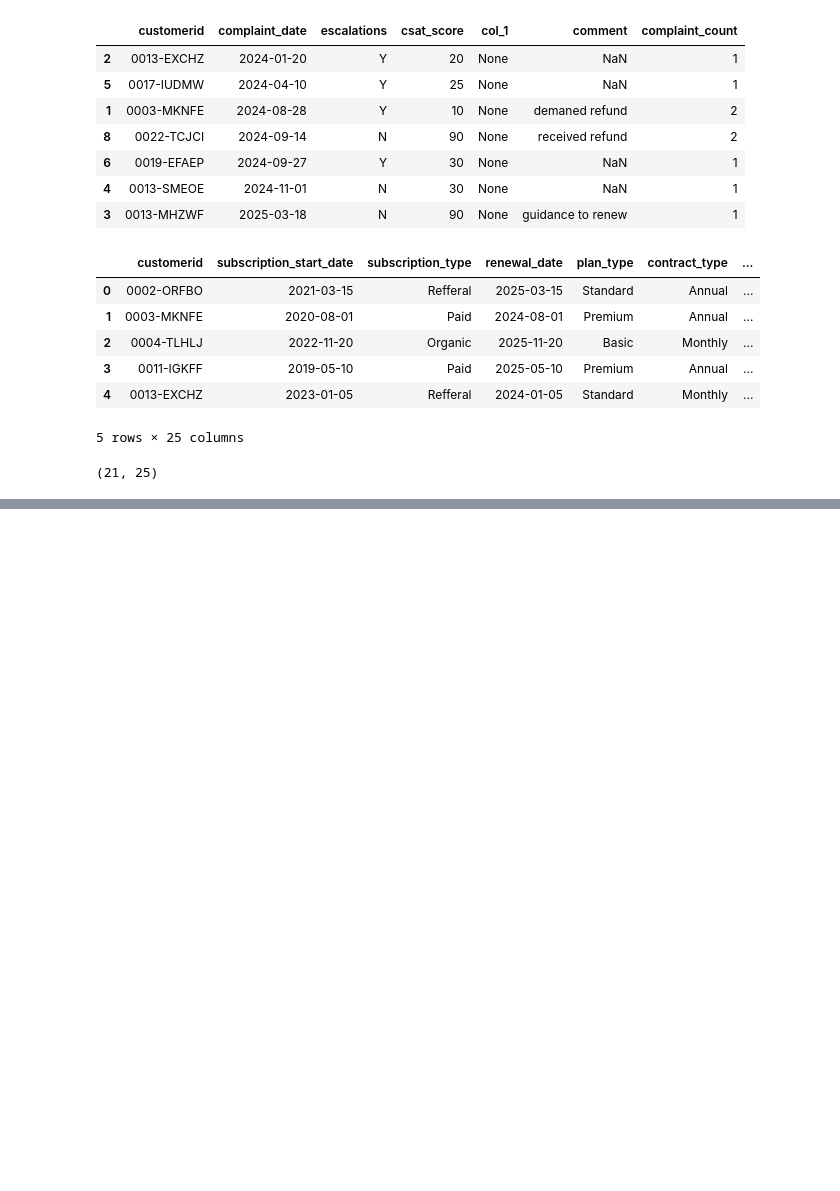
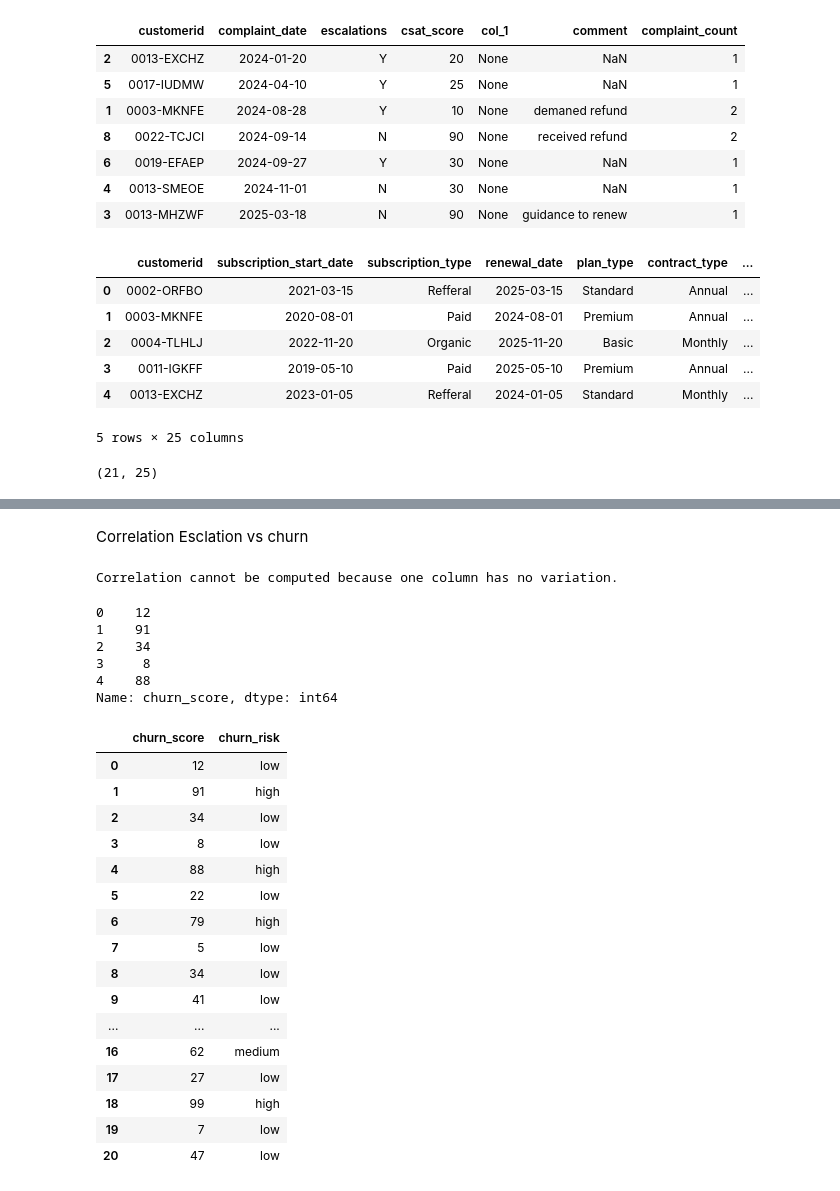
Before and after one commit to Aditya-Gupta21/Churn-Analysis, a Jupyter notebook: churn_analysis.ipynb, the cells around one changed output, grey strips where cells are left out. Cells and saved outputs as stored; diff of their text form; code cells hidden in the pictures; blank space fills up the shorter version.

```diff
--- a/churn_analysis.ipynb
+++ b/churn_analysis.ipynb
@@ -509,0 +599,5 @@ df.shape
+# %%
+#  lets we have to find the age of the customer
+today = pd.Timestamp.today()
+df['Age'] = ((today- df['dob']).dt.days // 365)
+df.head(2)
@@ -509,0 +609,11 @@ df.shape
+# %%
+# Average custormer tenure
+#  meand our customer is using our ott or not : cancellation date
+today
+df['tenure_days '] = np.where(
+    df['cancellation_date'].notna(),
+    (df['cancellation_date'] - df['subscription_start_date']).dt.days,
+    (today - df['subscription_start_date']).dt.days
+)
+avg_tenure = df['tenure_days '].mean()
+print("Avg Tenure (days) = ", round(avg_tenure,2))
@@ -509,0 +660,57 @@ df.shape
+# %% [markdown]
+Correlation Esclation vs churn
+# %%
+df['escalations'] = np.where(df['escalations'] == 'Y', 1, 0)
+
+corr_df = df[['escalations','churn_flag']].dropna()
+
+# Only compute correlation if both columns have variation
+if corr_df['escalations'].nunique() > 1 and corr_df['churn_flag'].nunique() > 1:
+    correlation = corr_df['escalations'].corr(corr_df['churn_flag'])
+    print("Correlation Between escalations and churn =", round(correlation, 2))
+else:
+    print("Correlation cannot be computed because one column has no variation.")
+# %% [output]
+Correlation cannot be computed because one column has no variation.
+# %%
+# create a column using churn risk
+df['churn_score'].head()
+# %% [output]
+0    12
+1    91
+2    34
+3     8
+4    88
+Name: churn_score, dtype: int64
+# %%
+#  create new column using existing columns
+conditions = [
+    (df['churn_score'] < 50),
+    (df['churn_score'] >=50) & (df['churn_score'] <70),
+    (df['churn_score'] >=70)
+
+]
+
+choices = ['low', 'medium', 'high']
+
+df['churn_risk'] = np.select(conditions,choices,default = 'unkown')
+# %%
+df[['churn_score', 'churn_risk']]
+# %% [output]
+|  | churn_score | churn_risk |
+| 0 | 12 | low |
+| 1 | 91 | high |
+| 2 | 34 | low |
+| 3 | 8 | low |
+| 4 | 88 | high |
+| 5 | 22 | low |
+| 6 | 79 | high |
+| 7 | 5 | low |
+| 8 | 34 | low |
+| 9 | 41 | low |
+| ... | ... | ... |
+| 16 | 62 | medium |
+| 17 | 27 | low |
+| 18 | 99 | high |
+| 19 | 7 | low |
+| 20 | 47 | low |
```
Also changed, not shown: parts of 25 cells of this notebook.
